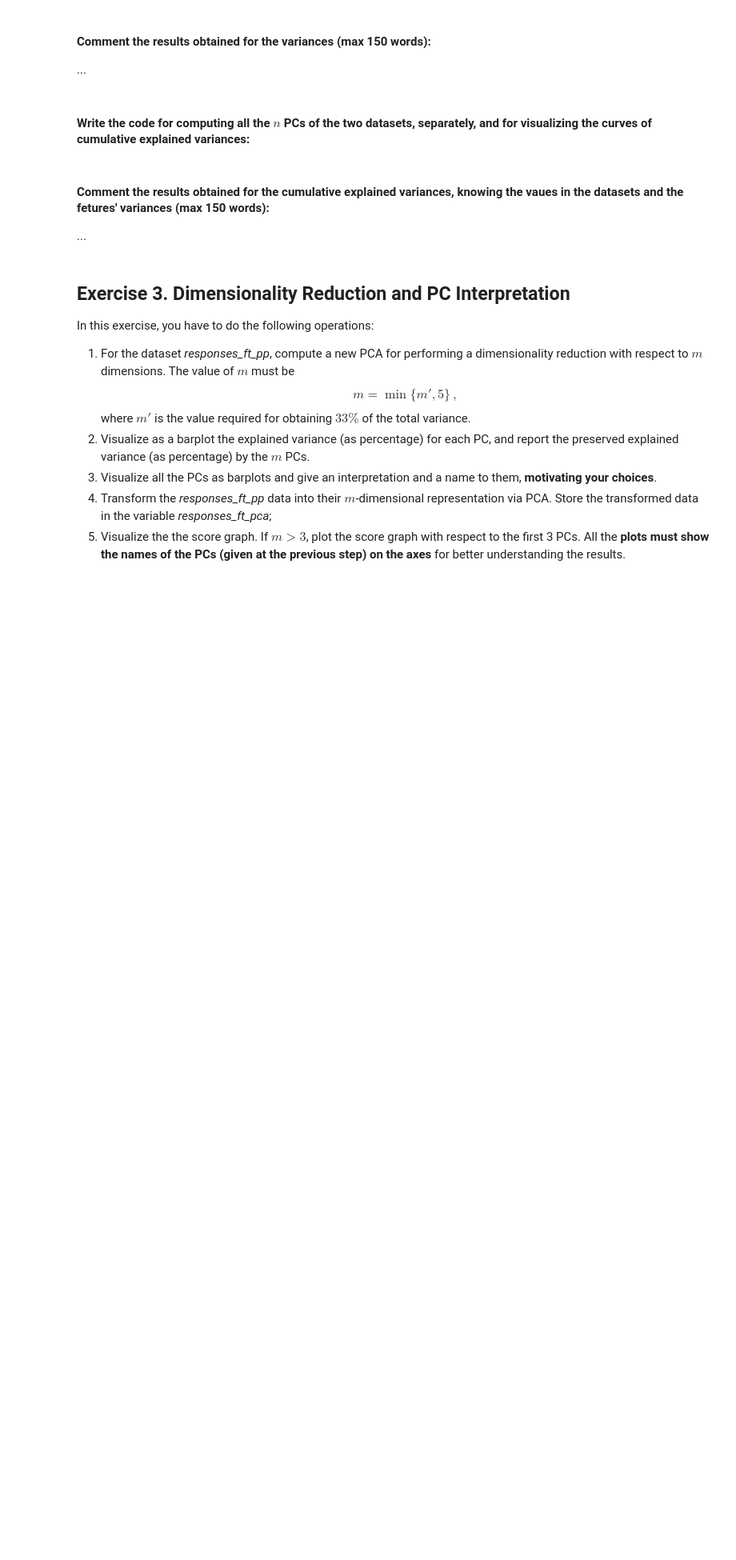
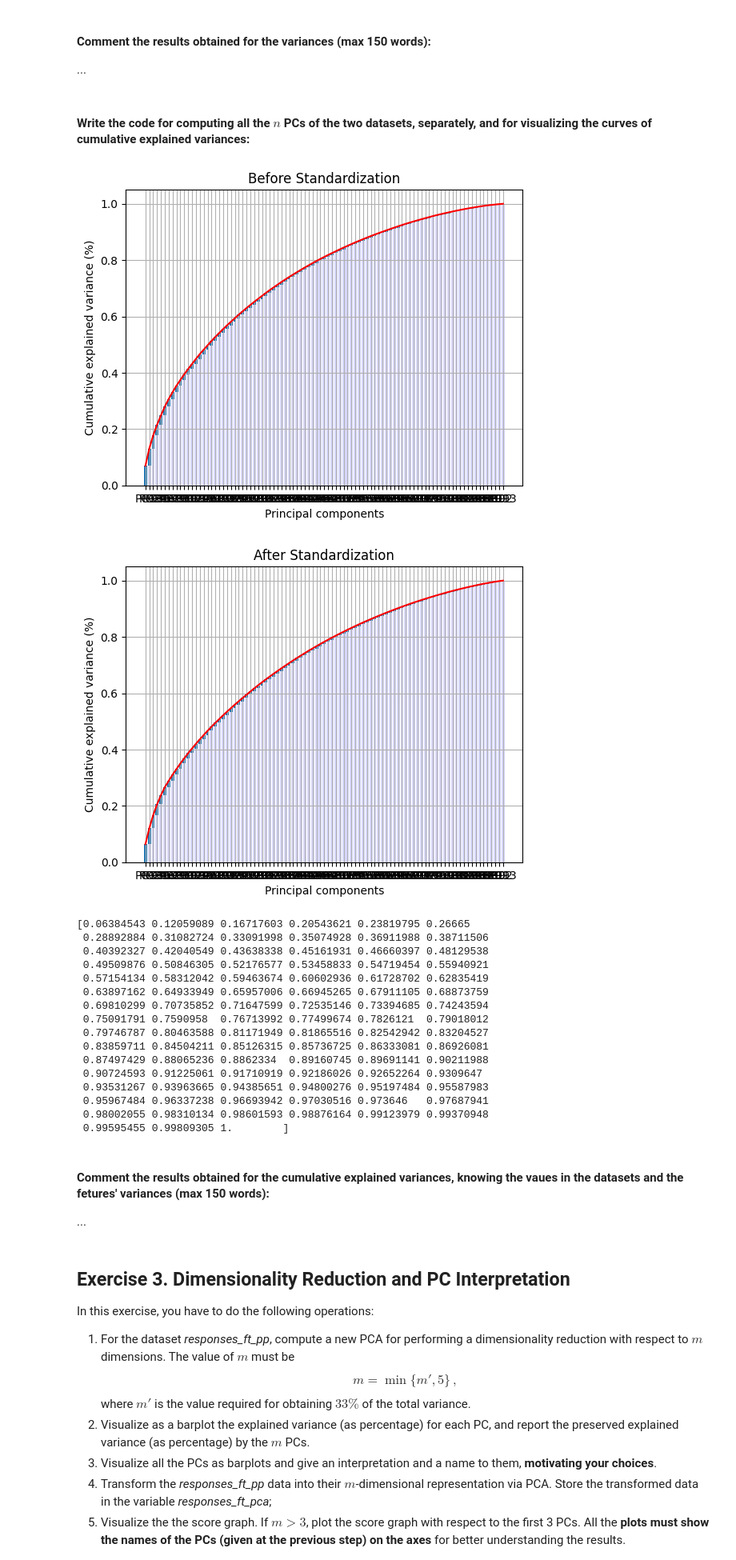
Before and after one commit to maurilanzo/Computational-Linear-Algebra, a Jupyter notebook: HW 2 - PCA/Trial.ipynb, the cells around one changed output. Shown: that part at 80% size. Cells and saved outputs as stored; diff of their text form; code cells hidden in the pictures; blank space fills up the shorter version.

```diff
--- a/HW 2 - PCA/Trial.ipynb
+++ b/HW 2 - PCA/Trial.ipynb
@@ -265,7 +350,56 @@ For doing this exercise, fill the cells below following the instructions you rea
 # %% [markdown]
 #### Write the code for computing all the $n$ PCs of the two datasets, separately, and for visualizing the curves of cumulative explained variances:
 # %%
-# [write the code here]
+pca_enc = PCA()
+pca_pp = PCA()
+
+pca_enc.fit(responses_ft_enc.values)
+pca_pp.fit(responses_ft_pp.values)
+
+plt.figure()
+plt.bar(np.arange(pca_enc.n_features_in_), pca_enc.explained_variance_ratio_, bottom=np.insert(np.cumsum(pca_enc.explained_variance_ratio_), 0, 0)[:-1])
+plt.bar(np.arange(pca_enc.n_features_in_), np.insert(np.cumsum(pca_enc.explained_variance_ratio_), 0, 0)[:-1], color='b', alpha=0.15)
+plt.plot(np.cumsum(pca_enc.explained_variance_ratio_), 'r')
+plt.title('Before Standardization')
+plt.xticks(ticks=np.arange(pca_enc.n_features_in_),
+           labels=[f'PC{i}' for i in range(1, pca_enc.n_features_in_ + 1)])
+plt.xlabel('Principal components')
+plt.ylabel('Cumulative explained variance (%)')
+plt.grid()
+plt.show()
+
+plt.figure()
+plt.bar(np.arange(pca_pp.n_features_in_), pca_pp.explained_variance_ratio_, bottom=np.insert(np.cumsum(pca_pp.explained_variance_ratio_), 0, 0)[:-1])
+plt.bar(np.arange(pca_pp.n_features_in_), np.insert(np.cumsum(pca_pp.explained_variance_ratio_), 0, 0)[:-1], color='b', alpha=0.15)
+plt.plot(np.cumsum(pca_pp.explained_variance_ratio_), 'r')
+plt.title('After Standardization')
+plt.xticks(ticks=np.arange(pca_pp.n_features_in_),
+           labels=[f'PC{i}' for i in range(1, pca_pp.n_features_in_ + 1)])
+plt.xlabel('Principal components')
+plt.ylabel('Cumulative explained variance (%)')
+plt.grid()
+plt.show()
+
+print(np.cumsum(pca_pp.explained_variance_ratio_))
+# %% [output]
+[figure, added]
+[figure, added]
+[0.06384543 0.12059089 0.16717603 0.20543621 0.23819795 0.26665
+ 0.28892884 0.31082724 0.33091998 0.35074928 0.36911988 0.38711506
+ 0.40392327 0.42040549 0.43638338 0.45161931 0.46660397 0.48129538
+ 0.49509876 0.50846305 0.52176577 0.53458833 0.54719454 0.55940921
+ 0.57154134 0.58312042 0.59463674 0.60602936 0.61728702 0.62835419
+ 0.63897162 0.64933949 0.65957006 0.66945265 0.67911105 0.68873759
+ 0.69810299 0.70735852 0.71647599 0.72535146 0.73394685 0.74243594
+ 0.75091791 0.7590958  0.76713992 0.77499674 0.7826121  0.79018012
+ 0.79746787 0.80463588 0.81171949 0.81865516 0.82542942 0.83204527
+ 0.83859711 0.84504211 0.85126315 0.85736725 0.86333081 0.86926081
+ 0.87497429 0.88065236 0.8862334  0.89160745 0.89691141 0.90211988
+ 0.90724593 0.91225061 0.91710919 0.92186026 0.92652264 0.9309647
+ 0.93531267 0.93963665 0.94385651 0.94800276 0.95197484 0.95587983
+ 0.95967484 0.96337238 0.96693942 0.97030516 0.973646   0.97687941
+ 0.98002055 0.98310134 0.98601593 0.98876164 0.99123979 0.99370948
+ 0.99595455 0.99809305 1.        ]
 # %% [markdown]
 #### Comment the results obtained for the cumulative explained variances, knowing the vaues in the datasets and the fetures' variances (max 150 words):
 
```
Also changed, not shown: parts of 4 cells of this notebook.
